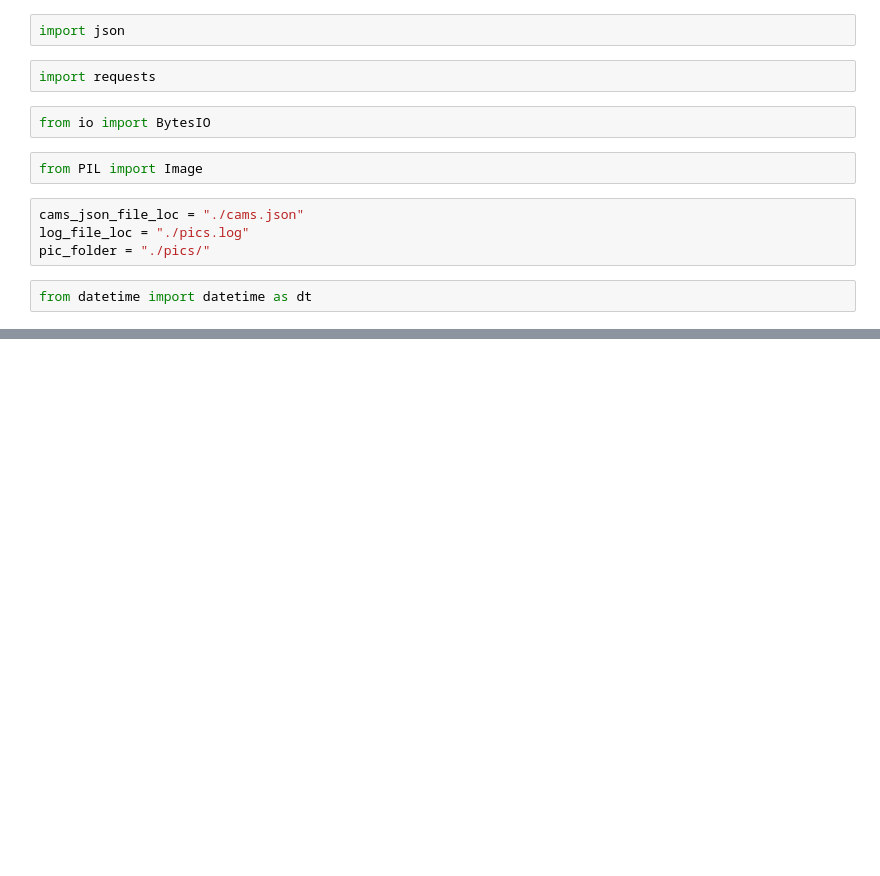
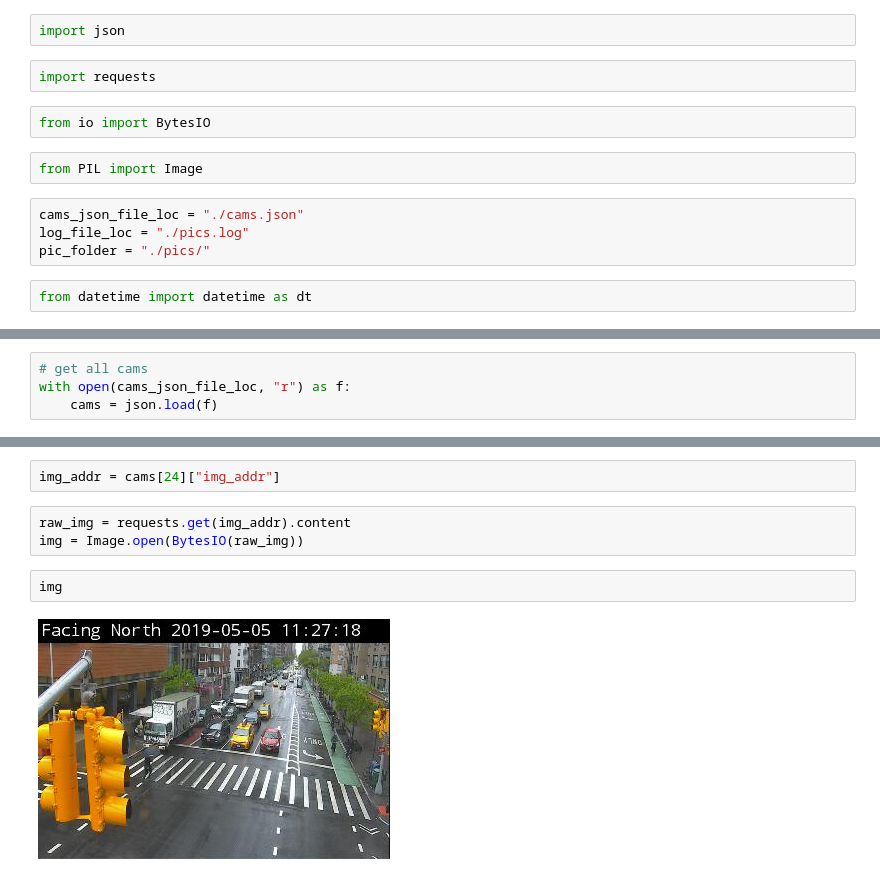
Before and after one commit to gautsi/gen-purpose-repo, a Jupyter notebook: nyc_dot/pull_pics.ipynb, the cells around one changed output, grey strips where cells are left out. Saved outputs shown, nothing was run; the diff lists cells and outputs as text; blank space fills up the shorter version.

```diff
--- a/nyc_dot/pull_pics.ipynb
+++ b/nyc_dot/pull_pics.ipynb
@@ -50,0 +59,4 @@ get_pic(cams_json_file_loc = cams_json_file_loc, log_file_loc = log_file_loc, pi
+# %%
+# get all cams
+with open(cams_json_file_loc, "r") as f:
+    cams = json.load(f)
@@ -50,0 +71,9 @@ get_pic(cams_json_file_loc = cams_json_file_loc, log_file_loc = log_file_loc, pi
+# %%
+img_addr = cams[24]["img_addr"]
+# %%
+raw_img = requests.get(img_addr).content
+img = Image.open(BytesIO(raw_img))
+# %%
+img
+# %% [output]
+[figure, added]
```
Also changed, not shown: parts of 4 cells of this notebook, 1 other file.
